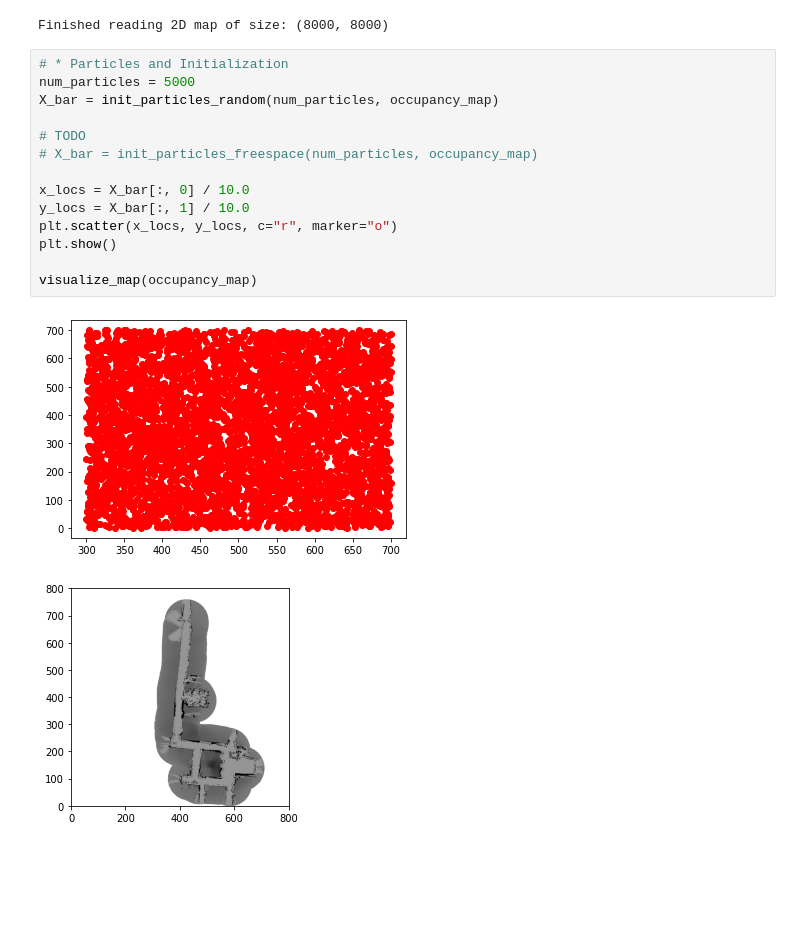
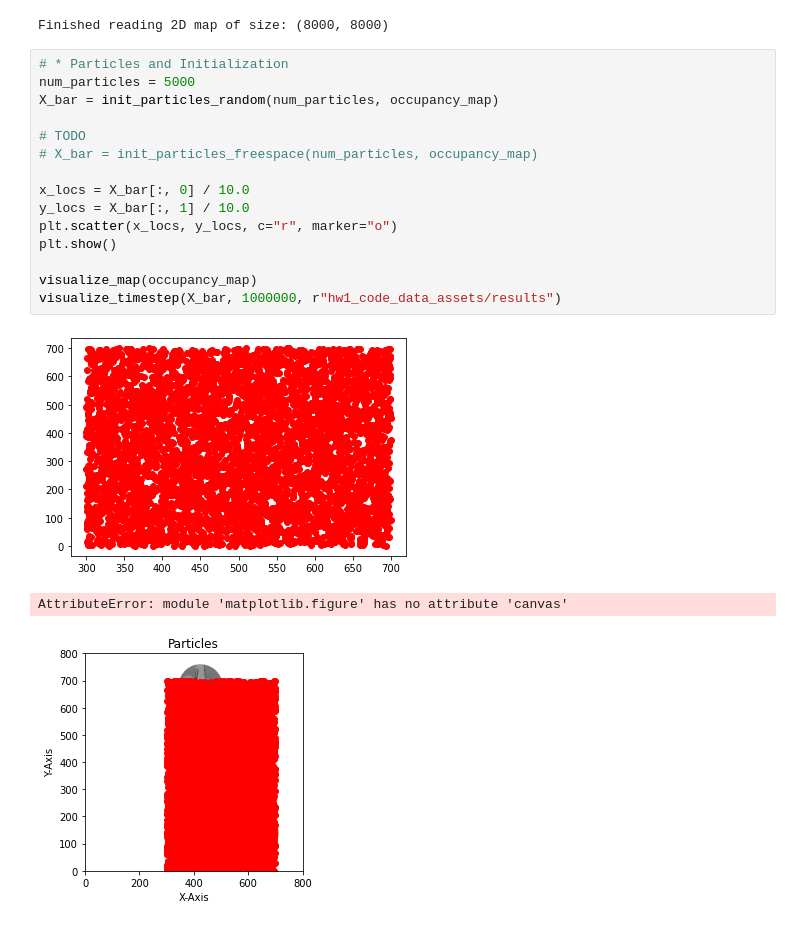
Before and after one commit to nefario7/cmu-slam, a Jupyter notebook: HW1/hw1_code_data_assets/code/main_test.ipynb, the cells around one changed output. Cells and saved outputs as stored; diff of their text form; blank space fills up the shorter version.

```diff
--- a/HW1/hw1_code_data_assets/code/main_test.ipynb
+++ b/HW1/hw1_code_data_assets/code/main_test.ipynb
@@ -88,20 +104,22 @@ Finished reading 2D map of size: (8000, 8000)
 # %%
 # * Particles and Initialization
 num_particles = 5000
 X_bar = init_particles_random(num_particles, occupancy_map)
 
 # TODO
 # X_bar = init_particles_freespace(num_particles, occupancy_map)
 
 x_locs = X_bar[:, 0] / 10.0
 y_locs = X_bar[:, 1] / 10.0
 plt.scatter(x_locs, y_locs, c="r", marker="o")
 plt.show()
 
 visualize_map(occupancy_map)
+visualize_timestep(X_bar, 1000000, r"hw1_code_data_assets/results")
 # %% [output]
-[figure, old version]
+[figure, new version]
+AttributeError: module 'matplotlib.figure' has no attribute 'canvas'
-[figure, old version]
+[figure, new version]
 # %%
 # * Monte Carlo Localization Algorithm : Main Loop
 plot = '2d'
```
Also changed, not shown: parts of 2 cells of this notebook, 5 other files.
